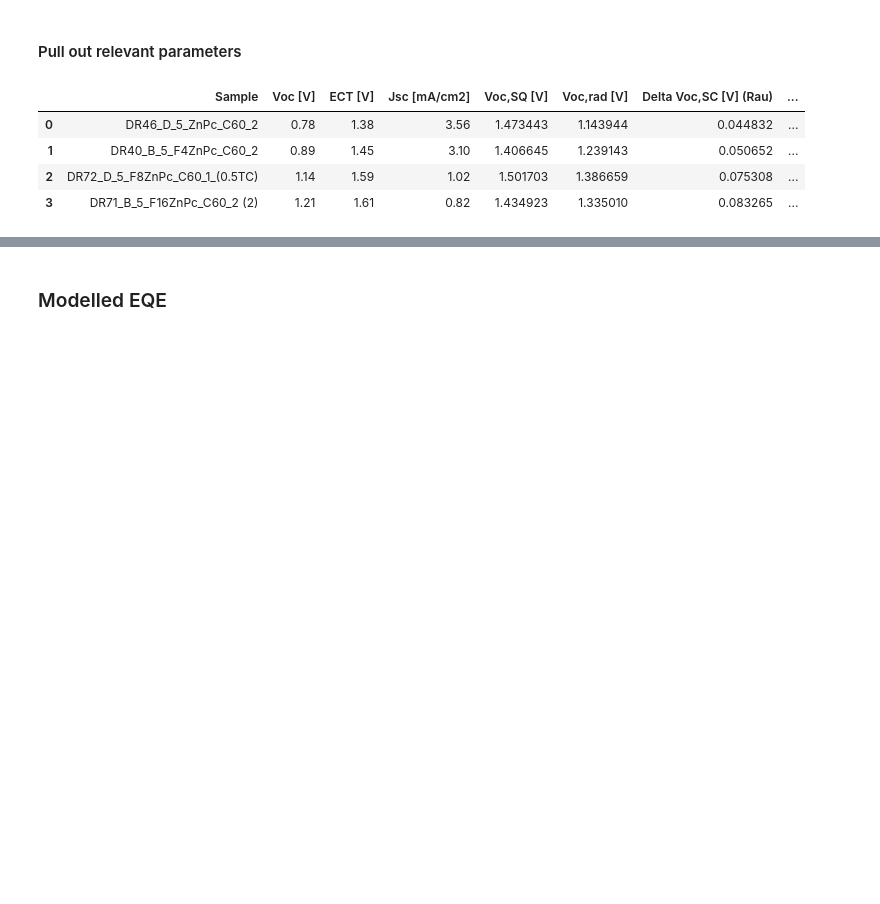
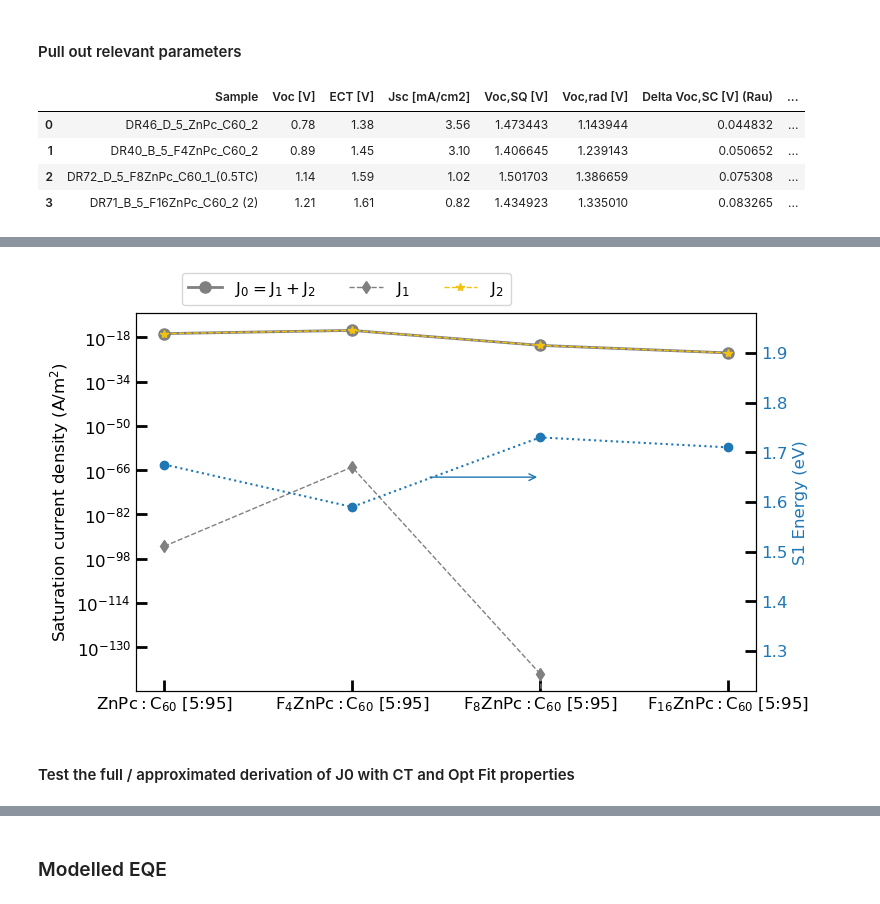
Before and after one commit to annajungbluth/Voltage-Loss-Calculations, a Jupyter notebook: Voltage_Losses_AJ_comparison.ipynb, the cells around one changed output, grey strips where cells are left out. Cells and saved outputs as stored; diff of their text form; code cells hidden in the pictures; blank space fills up the shorter version.

```diff
--- a/Voltage_Losses_AJ_comparison.ipynb
+++ b/Voltage_Losses_AJ_comparison.ipynb
@@ -96,0 +162,49 @@ summary
+# %%
+a_opt_list, b_opt_list, J0_opt_list = J0_CT(summary['LED QE'], parameters['Eopt (eV)'][:-1], parameters['l_opt (eV)'][:-1], parameters['f_opt (eV2)'][:-1])
+# %%
+fontsize = 12
+markersize = 6
+
+values = [0.25, 0.50, 0.75, 1]
+labels = ['$\mathregular{ZnPc:C_{60}}$ [5:95]', '$\mathregular{F_{4}ZnPc:C_{60}}$ [5:95]', '$\mathregular{F_{8}ZnPc:C_{60}}$ [5:95]', '$\mathregular{F_{16}ZnPc:C_{60}}$ [5:95]']
+x_label = ''
+y_label = 'Saturation current density $\mathrm{(A/m^2)}$'
+
+fig, ax1 = plt.subplots(figsize=(8,5), dpi=100)
+
+plt.grid(False)
+plt.tick_params(labelsize=12)
+plt.minorticks_on()
+plt.rcParams['figure.facecolor'] = 'xkcd:white'
+plt.rcParams['figure.edgecolor'] = 'xkcd:white'
+ax1.tick_params(labelsize=fontsize, direction='in', axis='both', which='major', length=8, width=2)
+ax1.tick_params(labelsize=fontsize, direction='in', axis='both', which='minor', length=0, width=2)
+
+plt.xlabel(x_label, fontsize=fontsize, fontweight='medium')
+plt.ylabel(y_label, fontsize=fontsize, fontweight='medium')
+
+plt.xticks(values, labels)
+
+plt.semilogy(values, J0_opt_list, label='$\mathrm{J_0 = J_1 + J_2}$', marker='o', markersize=markersize+2, ls='-', linewidth=2, color='grey')
+plt.semilogy(values, a_opt_list, label='$\mathrm{J_1}$', marker='d', markersize=markersize, ls='--', linewidth=1, color='grey')
+plt.semilogy(values, b_opt_list, label='$\mathrm{J_2}$', marker='*', markersize=markersize, ls='--', linewidth=1, color='#f1c211')
+
+plt.legend(fontsize=fontsize, ncol=3, bbox_to_anchor=[0.06, 1])
+
+ax2 = ax1.twinx()
+
+ax2.plot(values, parameters['Eopt (eV)'][:-1], marker='o', markersize=markersize, color='tab:blue', linestyle='dotted')
+ax2.set_ylabel('S1 Energy (eV)', fontsize=fontsize, fontweight='medium', color='tab:blue')
+
+ax2.set_ylim(1.22,1.98)
+
+ax2.tick_params(labelsize=fontsize, direction='in', axis='both', which='major', length=8, width=2, labelcolor='tab:blue')
+ax2.tick_params(labelsize=fontsize, direction='in', axis='both', which='minor', length=0, width=2, labelcolor='tab:blue')
+
+ax2.annotate('', xy=(0.75, 1.65), xytext=(0.6, 1.65), arrowprops=dict(arrowstyle="->", color='tab:blue'), fontsize=12, color='grey')
+
+# plt.savefig('/home/jungbluth/Desktop/J0_contributions.png')
+# %% [output]
+[figure, added]
+# %% [markdown]
+#### Test the full / approximated derivation of J0 with CT and Opt Fit properties
```
Also changed, not shown: parts of 49 cells of this notebook, 2 other files.
